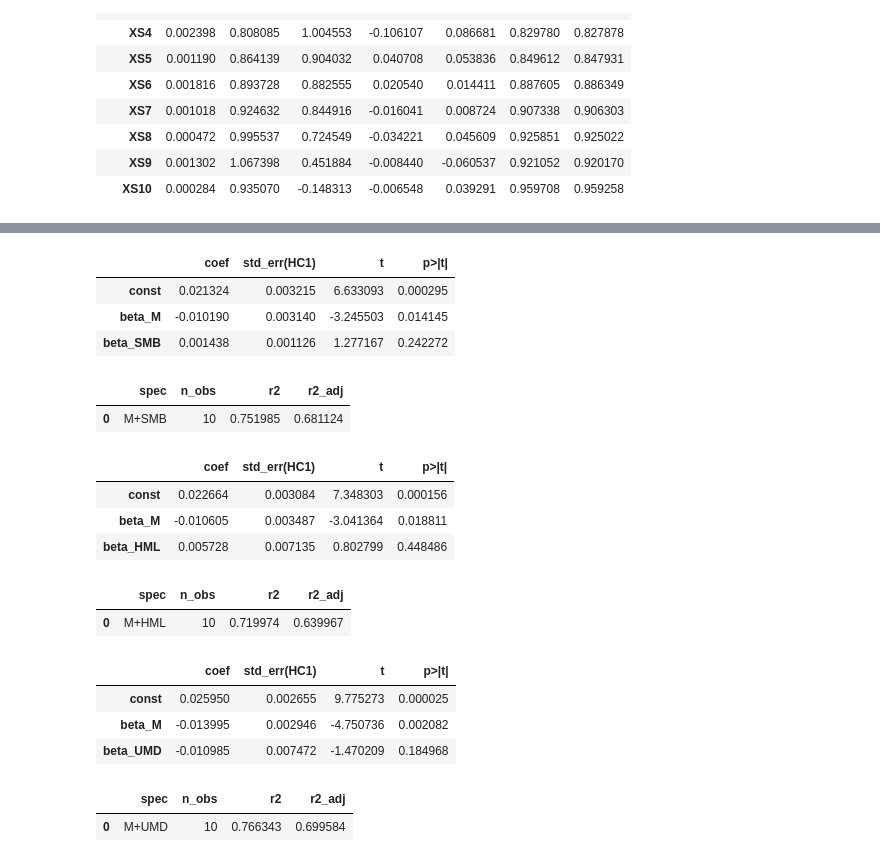
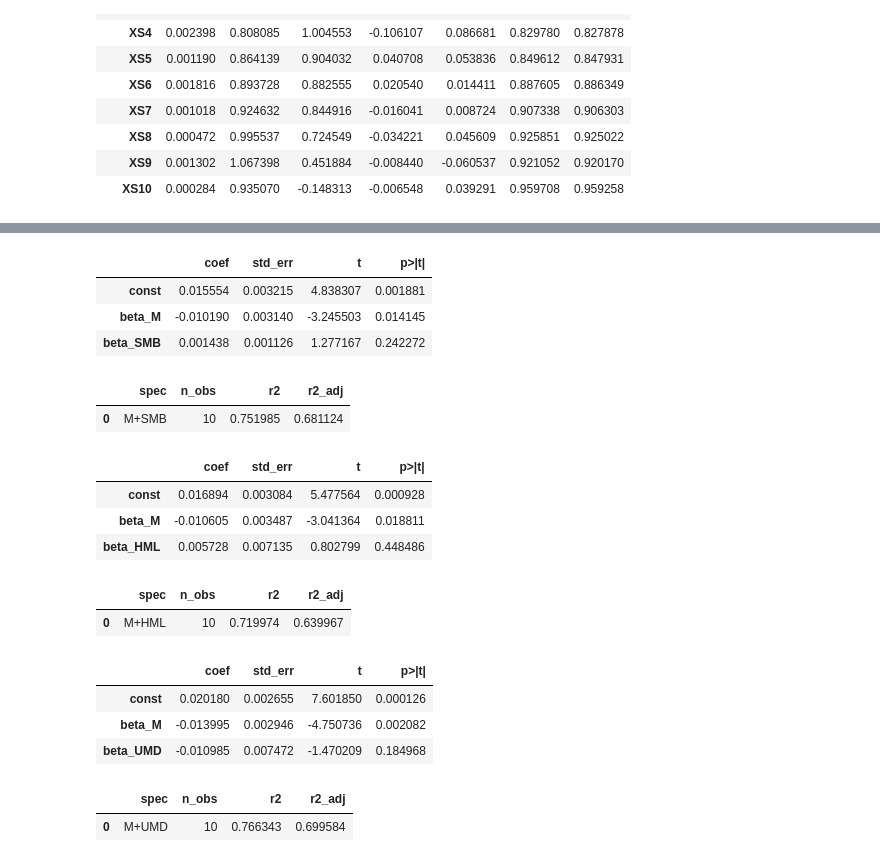
Before and after one commit to Luca404/UniBG_Assignments, a Jupyter notebook: Financial_Assignment1/cross-section_regression.ipynb, the cells around one changed output, grey strips where cells are left out. Saved outputs shown, nothing was run; the diff lists cells and outputs as text; code cells hidden in the pictures.

```diff
--- a/Financial_Assignment1/cross-section_regression.ipynb
+++ b/Financial_Assignment1/cross-section_regression.ipynb
@@ -62,10 +64,10 @@ Time-series betas/alpha/metrics
 | XS9 | 0.001302 | 1.067398 | 0.451884 | -0.008440 | -0.060537 | 0.921052 | 0.920170 |
 | XS10 | 0.000284 | 0.935070 | -0.148313 | -0.006548 | 0.039291 | 0.959708 | 0.959258 |
 # %%
-s_cols = [f"S{i}" for i in range(1, 11)]     # returns "normali"
-mean_returns = df[s_cols].mean().rename("mean_return")
+xs_cols = [f"XS{i}" for i in range(1, 11)]     # excess returns
+mean_returns = df[xs_cols].mean().rename("mean_return")
 mean_returns = mean_returns.loc[sort_by_num(mean_returns.index)]
 
-print("Mean returns (ordinati S1..S10)")
+print("Mean returns (ordinati XS1..XS10)")
 mean_returns.to_frame().T
 # %% [output]
@@ -75,43 +77,42 @@ Mean returns (ordinati S1..S10)
 # %%
 betas = ts_summary[["beta_M","beta_SMB","beta_HML","beta_UMD"]].copy()
-betas.index = [idx.replace("XS", "S") for idx in betas.index]
 betas = betas.loc[sort_by_num(betas.index)]
 
 betas = betas.loc[mean_returns.index]
 
 # Cross-section: mean returns ~ const + beta_M + beta_X
 def run_cs_reg(y, Xdf, spec_name, add_const=True):
     X_ = sm.add_constant(Xdf) if add_const else Xdf.copy()
     res = sm.OLS(y.values, X_.values).fit()
     idx = (["const"] if add_const else []) + list(Xdf.columns)
-    table = pd.DataFrame({"coef":res.params,"std_err(HC1)":res.bse,"t":res.tvalues,"p>|t|":res.pvalues}, index=idx)
+    table = pd.DataFrame({"coef":res.params,"std_err":res.bse,"t":res.tvalues,"p>|t|":res.pvalues}, index=idx)
     metrics = pd.Series({"spec":spec_name,"n_obs":len(y),"r2":res.rsquared,"r2_adj":res.rsquared_adj})
     fitted = pd.Series(res.fittedvalues, index=y.index, name=f"fitted_{spec_name}")
     resid = y - fitted
     return table, metrics, fitted, resid, res
 
 tab1, met1, fit1, resid1, _ = run_cs_reg(mean_returns, betas[["beta_M","beta_SMB"]], "M+SMB", add_const=True)
 tab2, met2, fit2, resid2, _ = run_cs_reg(mean_returns, betas[["beta_M","beta_HML"]], "M+HML", add_const=True)
 tab3, met3, fit3, resid3, _ = run_cs_reg(mean_returns, betas[["beta_M","beta_UMD"]], "M+UMD", add_const=True)
 
 display(tab1, met1.to_frame().T)
 display(tab2, met2.to_frame().T)
 display(tab3, met3.to_frame().T)
 # %% [output]
-|  | coef | std_err(HC1) | t | p>|t| |
-| const | 0.021324 | 0.003215 | 6.633093 | 0.000295 |
+|  | coef | std_err | t | p>|t| |
+| const | 0.015554 | 0.003215 | 4.838307 | 0.001881 |
 | beta_M | -0.010190 | 0.003140 | -3.245503 | 0.014145 |
 | beta_SMB | 0.001438 | 0.001126 | 1.277167 | 0.242272 |
 |  | spec | n_obs | r2 | r2_adj |
 | 0 | M+SMB | 10 | 0.751985 | 0.681124 |
-|  | coef | std_err(HC1) | t | p>|t| |
-| const | 0.022664 | 0.003084 | 7.348303 | 0.000156 |
+|  | coef | std_err | t | p>|t| |
+| const | 0.016894 | 0.003084 | 5.477564 | 0.000928 |
 | beta_M | -0.010605 | 0.003487 | -3.041364 | 0.018811 |
 | beta_HML | 0.005728 | 0.007135 | 0.802799 | 0.448486 |
 |  | spec | n_obs | r2 | r2_adj |
 | 0 | M+HML | 10 | 0.719974 | 0.639967 |
-|  | coef | std_err(HC1) | t | p>|t| |
-| const | 0.025950 | 0.002655 | 9.775273 | 0.000025 |
+|  | coef | std_err | t | p>|t| |
+| const | 0.020180 | 0.002655 | 7.601850 | 0.000126 |
 | beta_M | -0.013995 | 0.002946 | -4.750736 | 0.002082 |
 | beta_UMD | -0.010985 | 0.007472 | -1.470209 | 0.184968 |
 |  | spec | n_obs | r2 | r2_adj |
```
Also changed, not shown: parts of 16 cells of this notebook, 13 other files.
